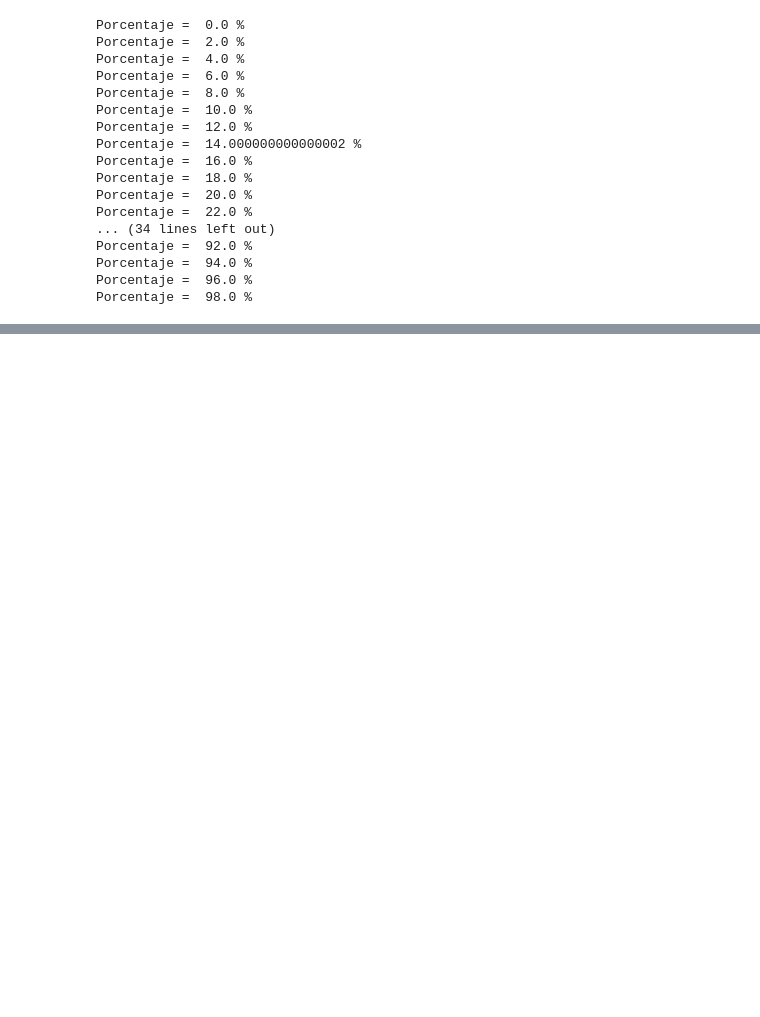
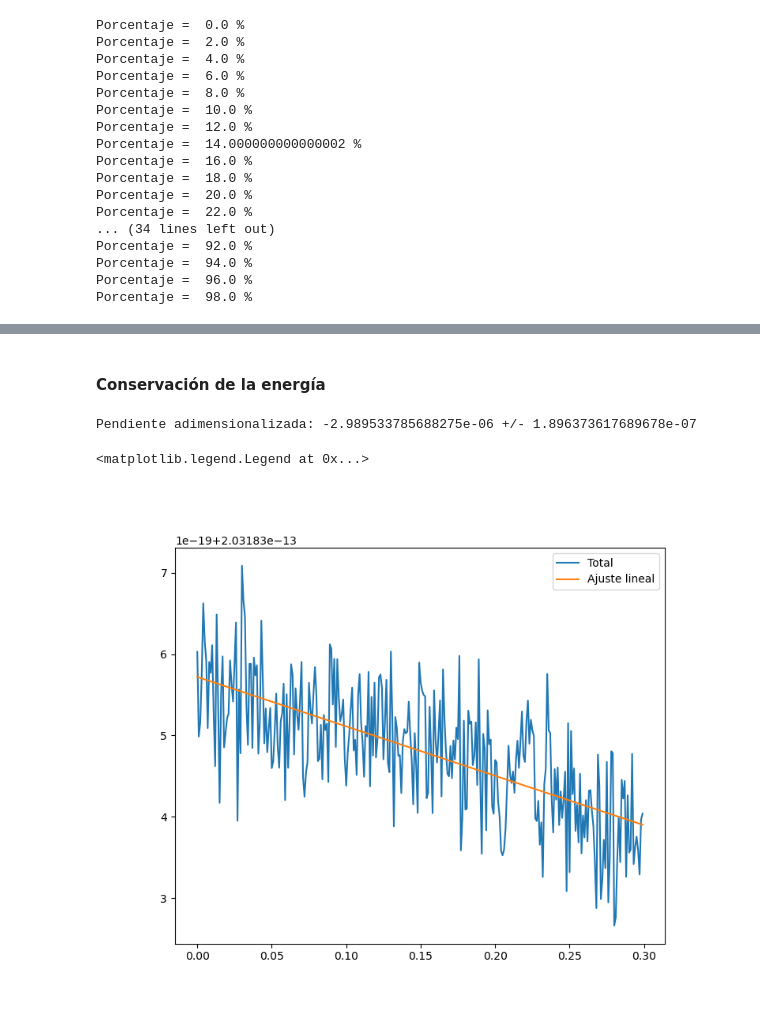
Before and after one commit to Lupama2/Maestria-Bunkin-equlibrio-en-avalancha, a Jupyter notebook: graficos.ipynb, the cells around one changed output, grey strips where cells are left out. Cells and saved outputs as stored; diff of their text form; code cells hidden in the pictures; blank space fills up the shorter version.

Commit message:
Agrego un test de conservacion de la energía en graficos.ipynb

```diff
--- a/graficos.ipynb
+++ b/graficos.ipynb
@@ -360,0 +361,33 @@ plt.show()
+# %% [markdown]
+#### Conservación de la energía
+# %%
+#Ajuste lineal de E_total_dim_vec
+#Importo curve_fit
+from scipy.optimize import curve_fit
+#Defino la función a ajustar
+def f(t, a, b):
+    return a*t + b
+
+#Defino los parámetros iniciales
+a0 = 0
+b0 = E_total_dim_vec[0]
+
+#Ajusto
+popt, pcov = curve_fit(f, t_vec, E_total_dim_vec, p0 = [a0, b0])
+
+#Calculo los errores
+perr = np.sqrt(np.diag(pcov))
+print(f"Pendiente adimensionalizada: {popt[0]/popt[1]} +/- {perr[0]/popt[1]}")
+
+if abs(popt[0]/popt[1]) < 1e-5:
+    print("La energía se conserva")
+
+#Grafico
+fig, ax = plt.subplots(figsize=(8,6.5))
+ax.plot(t_vec, E_total_dim_vec, label = "Total")
+ax.plot(t_vec, f(t_vec, *popt), label = "Ajuste lineal")
+ax.legend()
+# %% [output]
+Pendiente adimensionalizada: -2.989533785688275e-06 +/- 1.896373617689678e-07
+<matplotlib.legend.Legend at 0x...>
+[figure, added]
```
Also changed, not shown: parts of 8 cells of this notebook, 7 other files.
